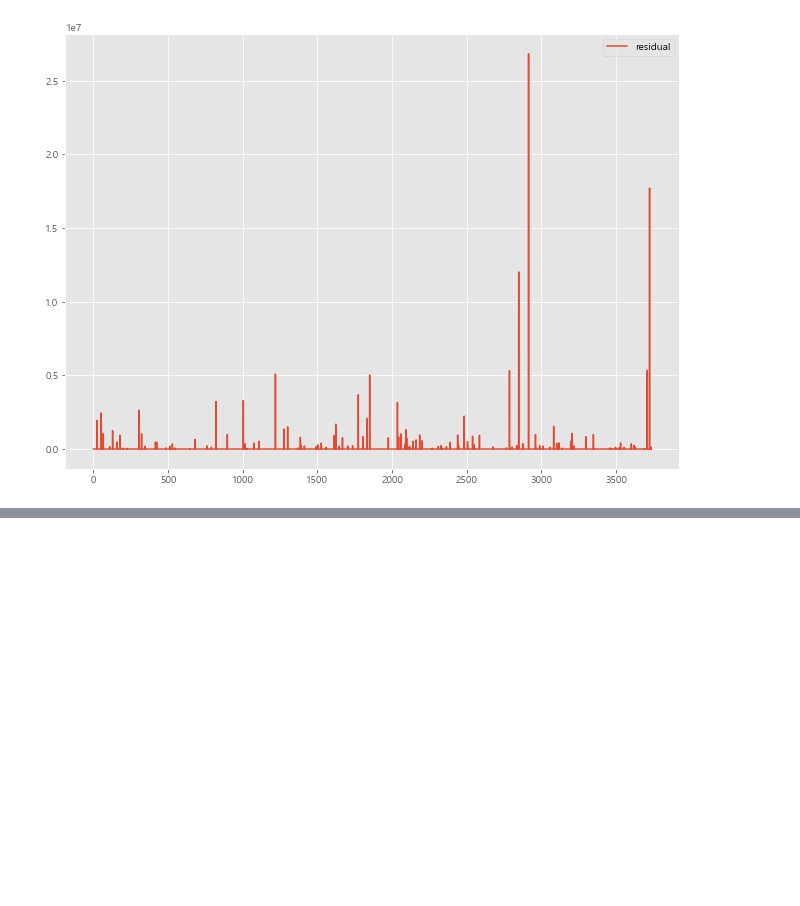
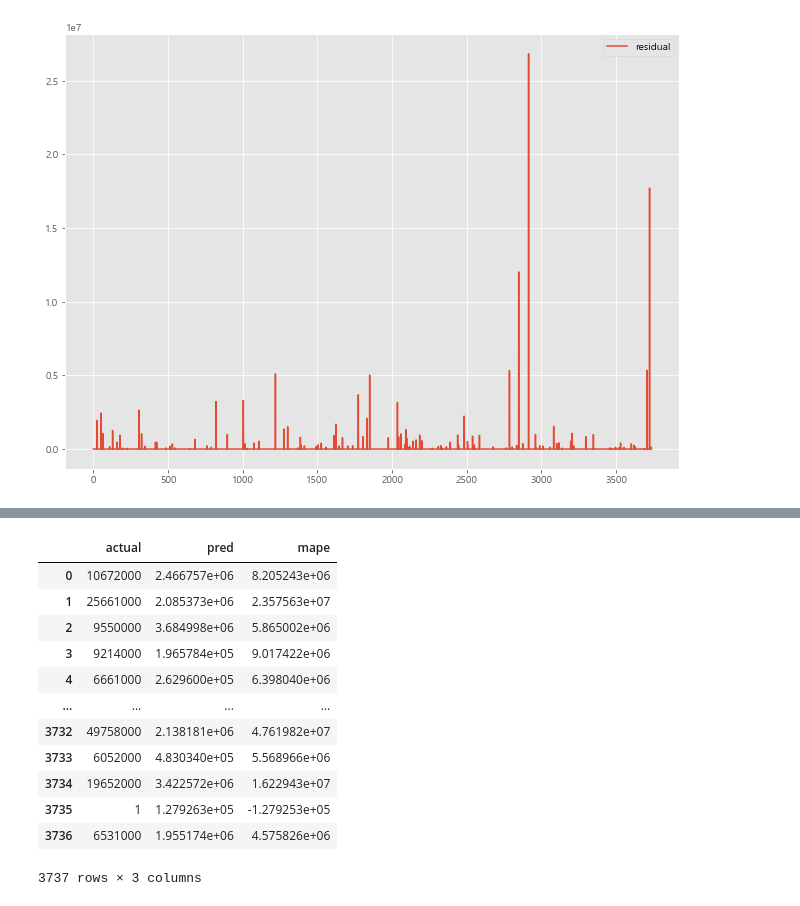
Before and after one commit to narijeong/bigcontest2020, a Jupyter notebook: 조선근/모델 selection .ipynb, the cells around one changed output, grey strips where cells are left out. Saved outputs shown, nothing was run; the diff lists cells and outputs as text; code cells hidden in the pictures; blank space fills up the shorter version.

```diff
--- a/조선근/모델 selection .ipynb
+++ b/조선근/모델 selection .ipynb
@@ -181,0 +168,16 @@ df["mape"] = df["actual"]-df["pred"]
+# %%
+df
+# %% [output]
+|  | actual | pred | mape |
+| 0 | 10672000 | 2.466757e+06 | 8.205243e+06 |
+| 1 | 25661000 | 2.085373e+06 | 2.357563e+07 |
+| 2 | 9550000 | 3.684998e+06 | 5.865002e+06 |
+| 3 | 9214000 | 1.965784e+05 | 9.017422e+06 |
+| 4 | 6661000 | 2.629600e+05 | 6.398040e+06 |
+| ... | ... | ... | ... |
+| 3732 | 49758000 | 2.138181e+06 | 4.761982e+07 |
+| 3733 | 6052000 | 4.830340e+05 | 5.568966e+06 |
+| 3734 | 19652000 | 3.422572e+06 | 1.622943e+07 |
+| 3735 | 1 | 1.279263e+05 | -1.279253e+05 |
+| 3736 | 6531000 | 1.955174e+06 | 4.575826e+06 |
+3737 rows × 3 columns
```
Also changed, not shown: parts of 5 cells of this notebook, 3 other files.
